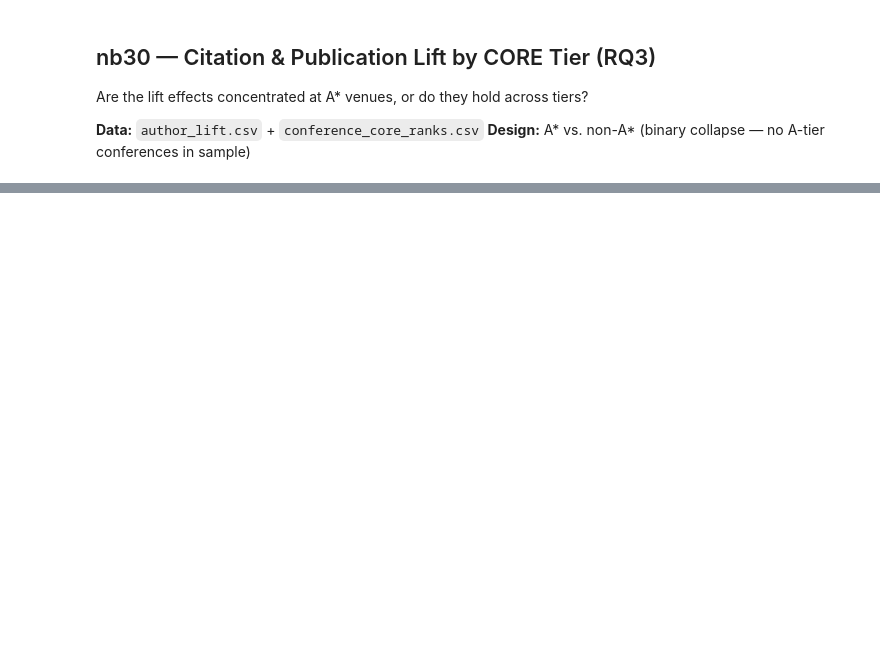
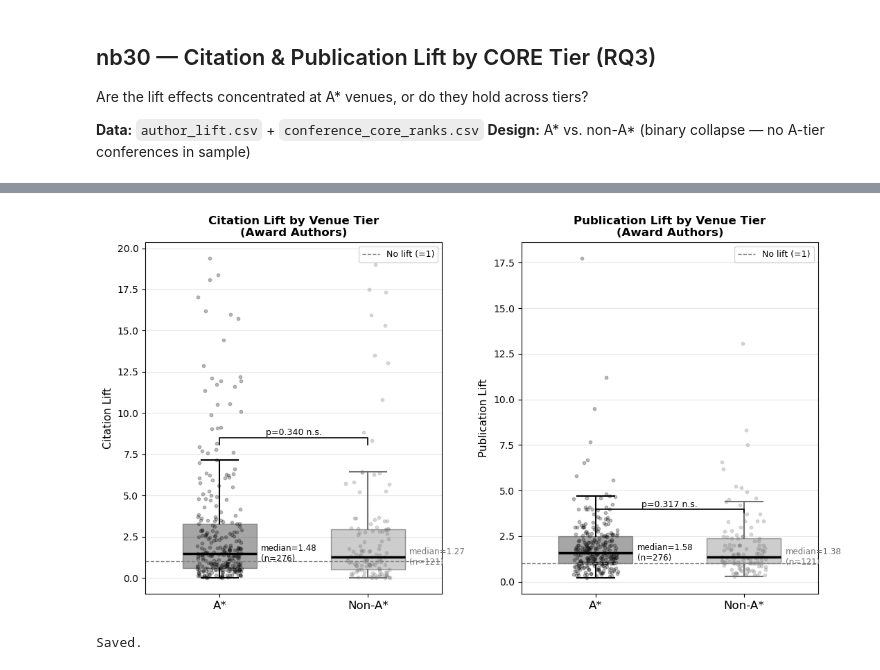
Before and after one commit to AppleShay/thesis-best-paper-trajectories, a Jupyter notebook: notebooks/30_lift_by_core_tier.ipynb, the cells around one changed output, grey strips where cells are left out. Saved outputs shown, nothing was run; the diff lists cells and outputs as text; code cells hidden in the pictures; blank space fills up the shorter version.

```diff
--- a/notebooks/30_lift_by_core_tier.ipynb
+++ b/notebooks/30_lift_by_core_tier.ipynb
@@ -48,5 +60,5 @@ print(f'Publication lift — Mann-Whitney U={mw_wrk.statistic:.0f}, p={mw_wrk.pv
 # %%
-COLORS = {'A*': '#00696e', 'Non-A*': '#4a4a8a'}
+COLORS = {'A*': "#000000", 'Non-A*': "#727272"}
 tier_order = ['A*', 'Non-A*']
 p_vals = {'lift_citations': mw_cit.pvalue, 'lift_works': mw_wrk.pvalue}
 
@@ -61,30 +73,33 @@ for ax, metric, label in zip(axes, ['lift_citations', 'lift_works'], ['Citation
             medianprops=dict(color='black', linewidth=2.5),
             whiskerprops=dict(color=COLORS[tier], linewidth=1.5),
             capprops=dict(color=COLORS[tier], linewidth=1.5),
             flierprops=dict(marker='', linestyle='none')
         )
         jitter = np.random.uniform(-0.15, 0.15, size=len(data))
         ax.scatter(pos + jitter, data, alpha=0.25, s=10, color=COLORS[tier], zorder=2)
         med = data.median()
         ax.annotate(f'median={med:.2f}\n(n={len(data)})', xy=(pos, med),
                     xytext=(pos + 0.28, med), fontsize=8.5, color=COLORS[tier], va='center')
 
     # significance bracket
     p = p_vals[metric]
     sig = '***' if p < 0.001 else ('**' if p < 0.01 else ('*' if p < 0.05 else 'n.s.'))
     y_top = award[metric].quantile(0.92)
     ax.plot([1, 1, 2, 2], [y_top*0.95, y_top, y_top, y_top*0.95], color='black', lw=1.2)
     ax.text(1.5, y_top * 1.02, f'p={p:.3f} {sig}', ha='center', fontsize=9)
 
     ax.axhline(1.0, color='gray', linestyle='dashed', linewidth=1, label='No lift (=1)')
     ax.set_xticks([1, 2])
     ax.set_xticklabels(tier_order, fontsize=12)
     ax.set_ylabel(label, fontsize=11)
     ax.set_title(f'{label} by Venue Tier\n(Award Authors)', fontsize=12, fontweight='bold')
     ax.legend(fontsize=9)
     ax.grid(axis='y', alpha=0.3)
 
 plt.tight_layout()
 plt.savefig(FIG_DIR / '30_lift_by_core_tier.png', dpi=150, bbox_inches='tight')
 plt.show()
 print('Saved.')
+# %% [output]
+[figure, added]
+Saved.
```
Also changed, not shown: parts of 2 cells of this notebook, 1 other file.
